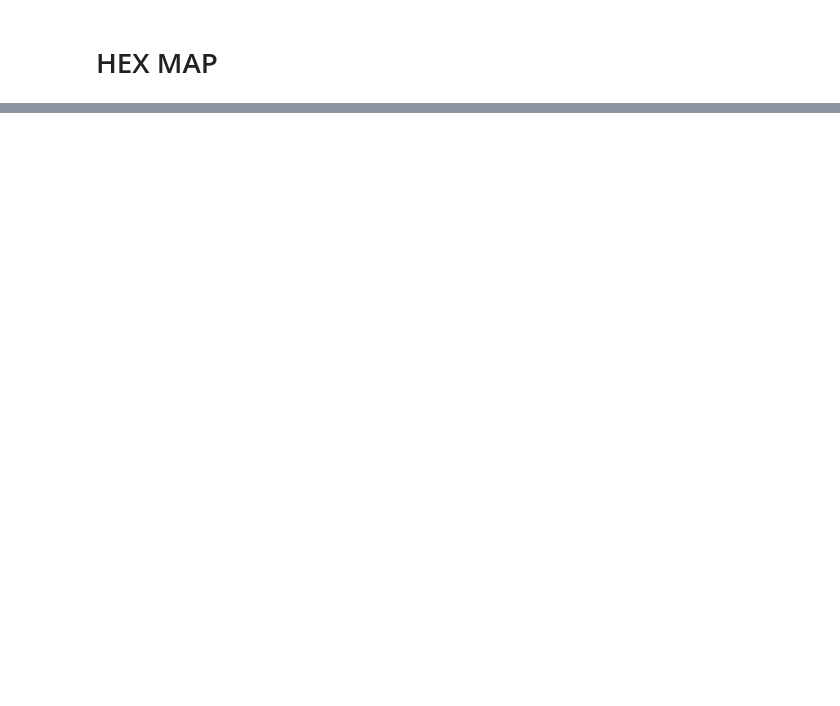
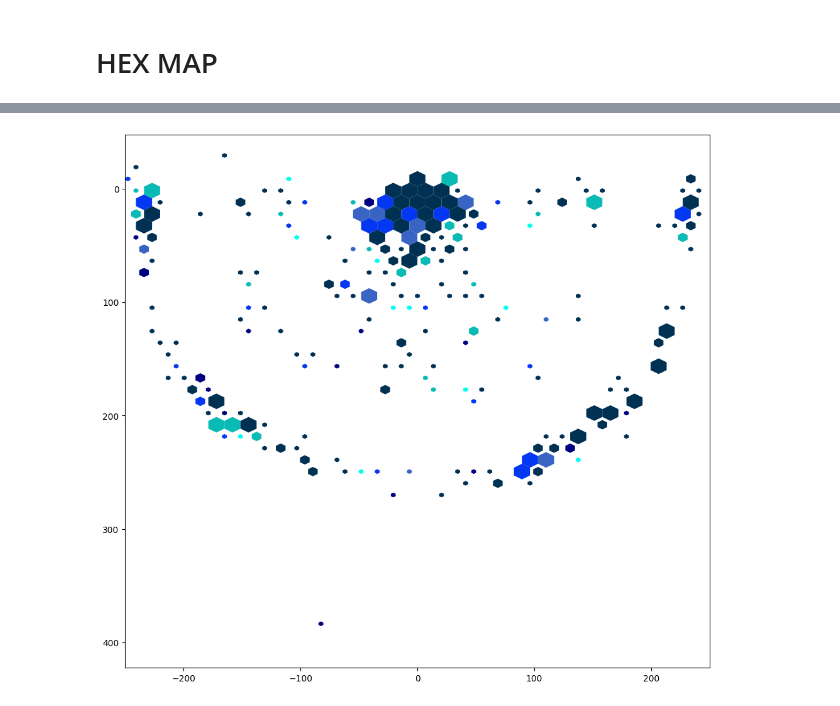
Before and after one commit to ChiehYuu/DataMining, a Jupyter notebook: NBA_data_mining/test.ipynb, the cells around one changed output, grey strips where cells are left out. Saved outputs shown, nothing was run; the diff lists cells and outputs as text; code cells hidden in the pictures; blank space fills up the shorter version.

```diff
--- a/NBA_data_mining/test.ipynb
+++ b/NBA_data_mining/test.ipynb
@@ -359,0 +311,4 @@ cmap = ListedColormap(colors)
+# %%
+data = shotchartlist[0]
+data2 = shotchartlist[1]
+data2.columns
@@ -359,0 +329,8 @@ cmap = ListedColormap(colors)
+# %%
+# 聯盟個位置的出手平均及命中率計算
+LA = data2.loc[:,['SHOT_ZONE_AREA','SHOT_ZONE_RANGE', 'FGA', 'FGM']].groupby(['SHOT_ZONE_AREA', 'SHOT_ZONE_RANGE']).sum()
+LA['FGP'] = 1.0*LA['FGM']/LA['FGA']
+player = data.groupby(['SHOT_ZONE_AREA','SHOT_ZONE_RANGE','SHOT_MADE_FLAG']).size().unstack(fill_value=0)
+player['FGP'] = 1.0*player.loc[:,1]/player.sum(axis=1)
+player_vs_league = (player.loc[:,'FGP'] - LA.loc[:,'FGP'])*100
+data_n = pd.merge(data, player_vs_league, on=['SHOT_ZONE_AREA', 'SHOT_ZONE_RANGE'], how='right')
@@ -359,0 +341,9 @@ cmap = ListedColormap(colors)
+# %%
+colors = ['#00ffef', '#0ABAB5', '#3964C3', '#0437F2', '#003153', '#000080']
+cmap = ListedColormap(colors)
+boundaries = [-np.inf, -9, -3, 0, 3, 9, np.inf]
+norm = BoundaryNorm(boundaries, cmap.N, clip=True)
+x = data['LOC_X']
+y = data['LOC_Y']
+hexbin = ax.hexbin(x, y, gridsize=40, cmap=cmap, norm=norm, extent=[-275, 275, -50, 425])
+hexbin2 = ax.hexbin(x, y, C=data_n['FGP'], gridsize=40, cmap=cmap, norm=norm, extent=[-275, 275, -50, 425])
@@ -360,9 +358,17 @@ cmap = ListedColormap(colors)
 # %%
-offsets = hc.get_offsets()
-orgpath = hc.get_paths()[0]
+plt.rcParams['figure.figsize'] = (12, 11)
+
+ax = plt.gca()
+ax.set_xlim(xlim)
+ax.set_ylim(ylim)
+
+################################################################################################
+# initialize hex graphs
+offsets = hexbin.get_offsets()
+orgpath = hexbin.get_paths()[0]
 verts = orgpath.vertices
-values1 = hc.get_array()
-values2 = hc2.get_array()
+values1 = hexbin.get_array()
+values2 = hexbin2.get_array()
 ma = values1.max()
 patches = []
 
@@ -373,32 +379,38 @@ for offset,val in zip(offsets,values1):
     # remove 0 to compare frequency without 0s
     filtered_list = list(filter(lambda num: num != 0, values1))
 
     # we also skip frequency counts that are 0s
     # this is to discount hexbins with no occurences
     # default value hexagons are the frequencies
     if (int(val) == 0):
         continue
     elif (percentileofscore(filtered_list, val) < 33.33):
         #print(percentileofscore(values1, val))
         #print("bot")
         v1 = verts*0.3 + offset
     elif (percentileofscore(filtered_list, val) > 69.99):
         #print(percentileofscore(values1, val))
         #print("top")
         v1 = verts + offset
     else:
         #print("mid")
         v1 = verts*0.6 + offset
 
     path = Path(v1, orgpath.codes)
     patch = PathPatch(path)
     patches.append(patch)
 
 pc = PatchCollection(patches, cmap=cmap, norm=norm)
 # sets color
 # so hexbin with C=data['FGP']
 pc.set_array(values2)
 
 ax.add_collection(pc)
-hc.remove()
-hc2.remove()
+hexbin.remove()
+hexbin2.remove()
+
+###################################################################################################
+
+plt.show()
+# %% [output]
+[figure, added]
```
Also changed, not shown: parts of 13 cells of this notebook.
